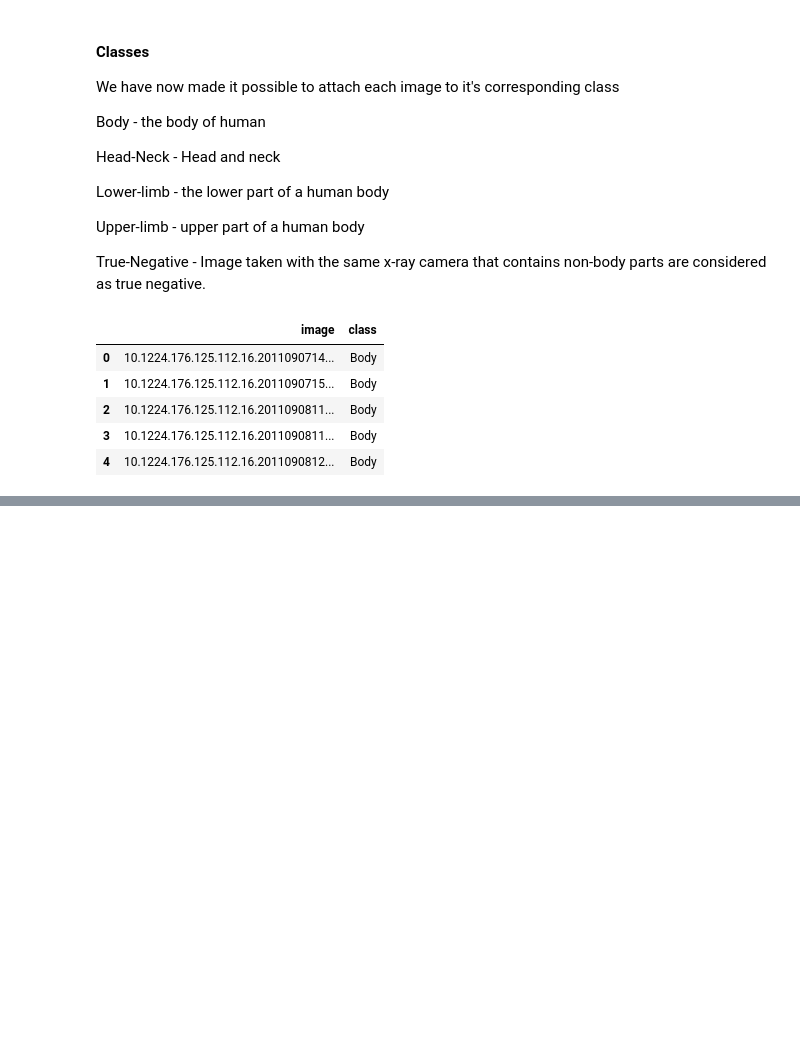
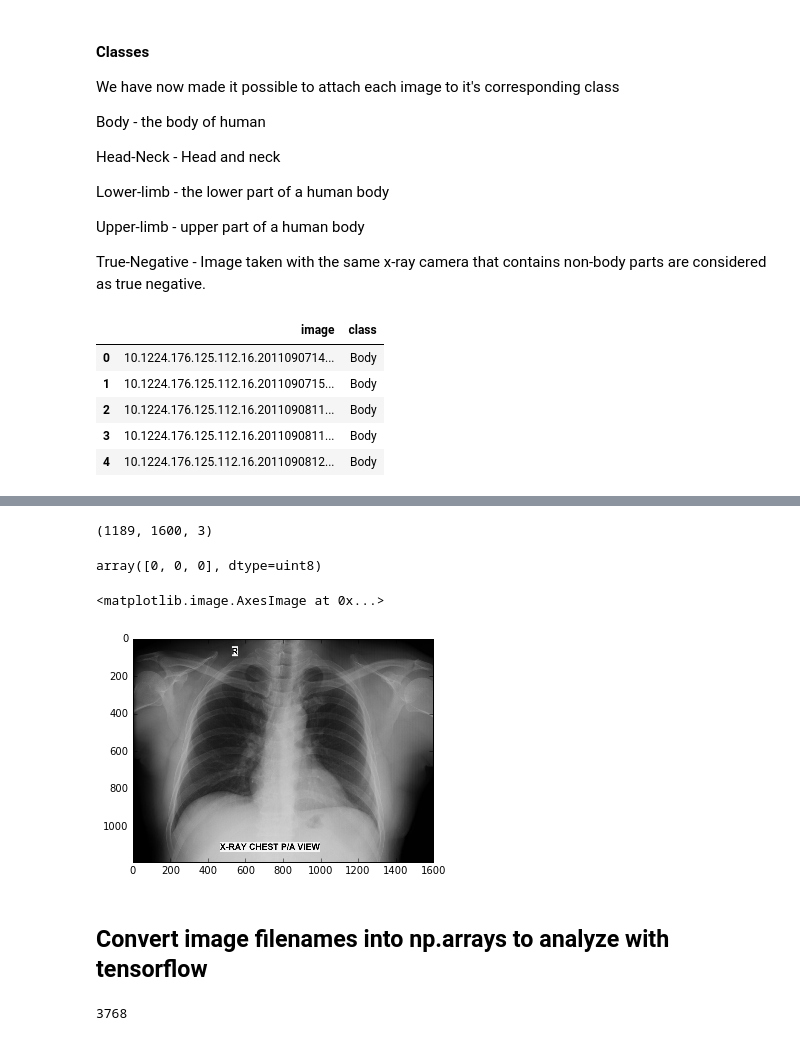
Before and after one commit to eleijonmarck/dicommunify, a Jupyter notebook: notebooks/ericPreprocessingDataset.ipynb, the cells around one changed output, grey strips where cells are left out. Saved outputs shown, nothing was run; the diff lists cells and outputs as text; code cells hidden in the pictures; blank space fills up the shorter version.

Commit message:
added more image requirements

```diff
--- a/notebooks/ericPreprocessingDataset.ipynb
+++ b/notebooks/ericPreprocessingDataset.ipynb
@@ -54,2 +54,2 @@ u'10.1224.176.125.112.16.201109071451150.jpeg      '
 # %%
-df['image'][0] = df['image'][0][3:]
+df["image"] = df["image"].map(str.strip)
@@ -55,0 +65,15 @@ df['image'][0] = df['image'][0][3:]
+# %%
+image.shape
+# %% [output]
+(1189, 1600, 3)
+# %%
+image[0,0,:]
+# %% [output]
+array([0, 0, 0], dtype=uint8)
+# %%
+plt.imshow(image)
+# %% [output]
+<matplotlib.image.AxesImage at 0x...>
+[figure, added]
+# %% [markdown]
+## Convert image filenames into np.arrays to analyze with tensorflow
@@ -55,0 +86,4 @@ df['image'][0] = df['image'][0][3:]
+# %%
+max(dimen)
+# %% [output]
+3768
```
Also changed, not shown: parts of 14 cells of this notebook, 1 other file.
